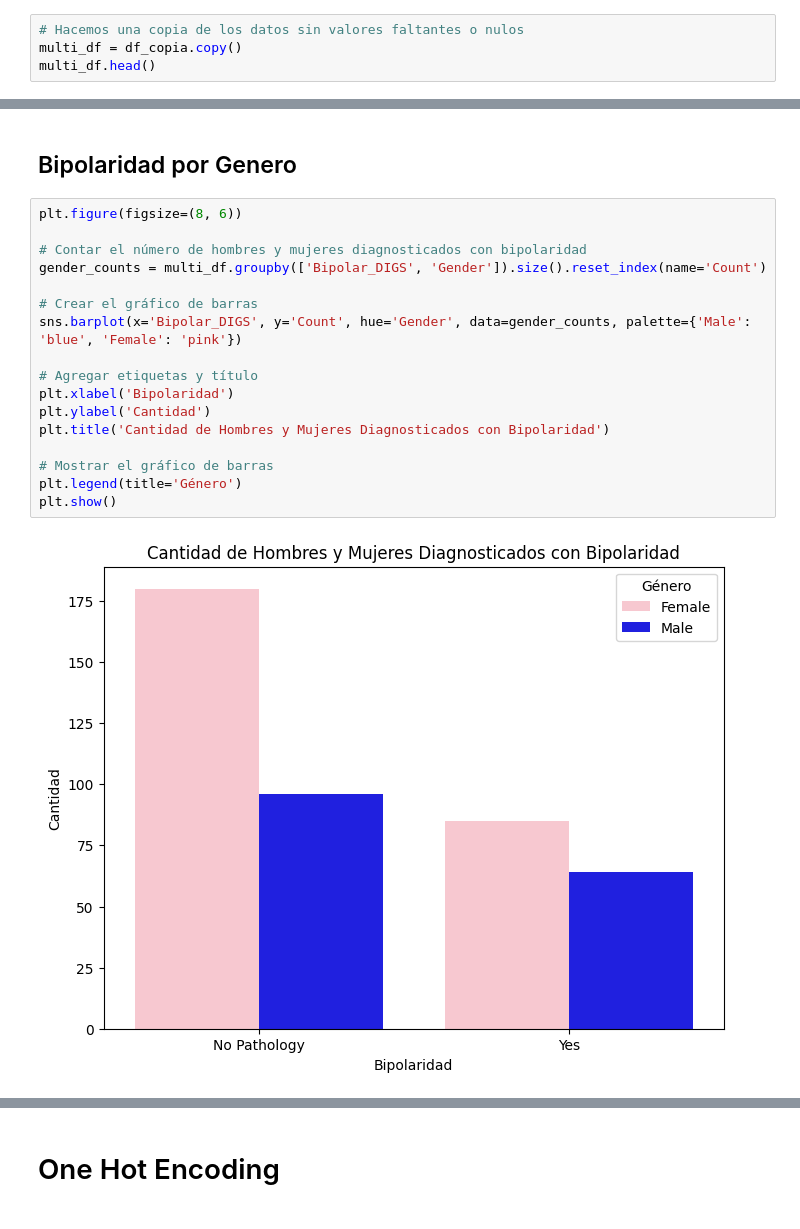
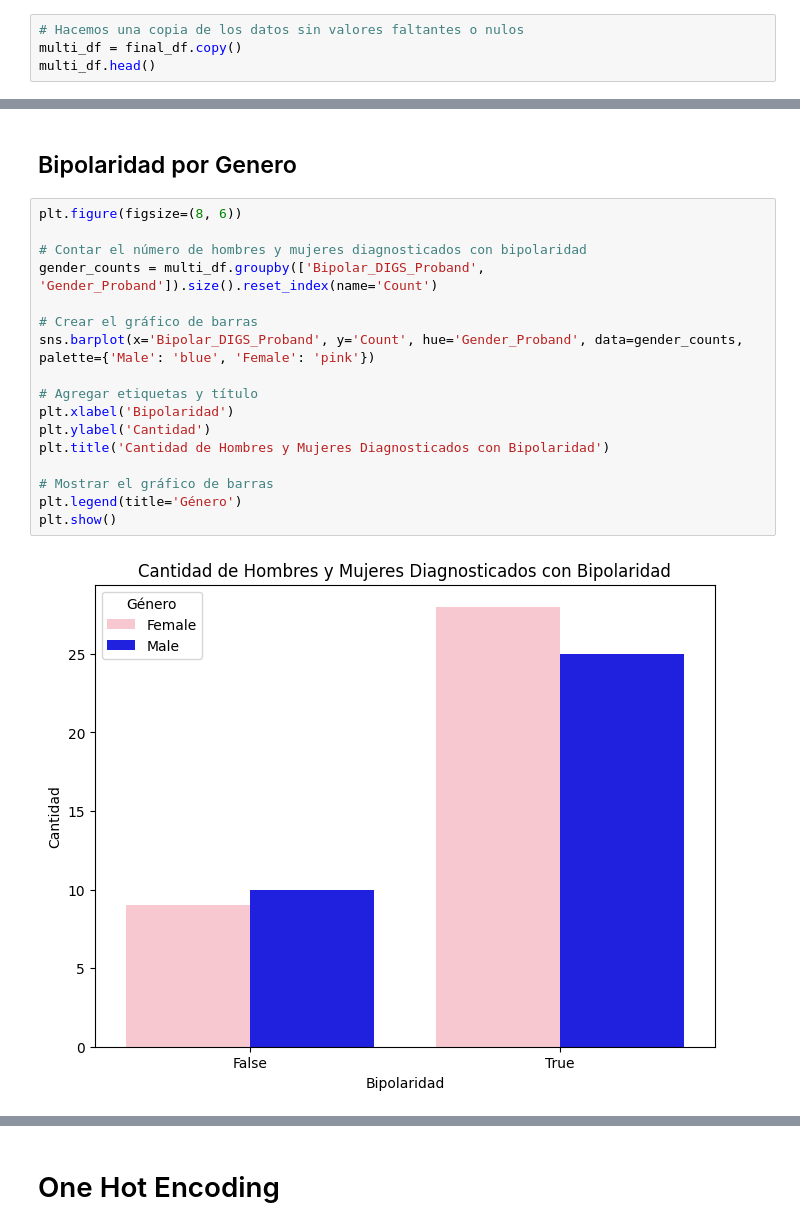
Before and after one commit to A01793101-GMuniz/ProyectoIntegrador, a Jupyter notebook: Avance4_5.ipynb, the cells around one changed output, grey strips where cells are left out. Cells and saved outputs as stored; diff of their text form.

```diff
--- a/Avance4_5.ipynb
+++ b/Avance4_5.ipynb
@@ -1125,6 +1105,6 @@ Tales como el coeficiente de correlación de Spearman y Kendall
 Así mismo podemos reducir la dimensionalidad de nuestras features mediante el uso de técnicas como el Análisis de Componentes Principales (PCA) para obtener las combinaciones lineales que capturen la mayor parte de la variabilidad de los datos
 # %%
 # Hacemos una copia de los datos sin valores faltantes o nulos
-multi_df = df_copia.copy()
+multi_df = final_df.copy()
 multi_df.head()
 # %% [output]
@@ -1181,22 +1157,22 @@ El promedio de los pacientes diagnosticados se encuentra en edades que van desde
 # %%
 plt.figure(figsize=(8, 6))
 
 # Contar el número de hombres y mujeres diagnosticados con bipolaridad
-gender_counts = multi_df.groupby(['Bipolar_DIGS', 'Gender']).size().reset_index(name='Count')
+gender_counts = multi_df.groupby(['Bipolar_DIGS_Proband', 'Gender_Proband']).size().reset_index(name='Count')
 
 # Crear el gráfico de barras
-sns.barplot(x='Bipolar_DIGS', y='Count', hue='Gender', data=gender_counts, palette={'Male': 'blue', 'Female': 'pink'})
+sns.barplot(x='Bipolar_DIGS_Proband', y='Count', hue='Gender_Proband', data=gender_counts, palette={'Male': 'blue', 'Female': 'pink'})
 
 # Agregar etiquetas y título
 plt.xlabel('Bipolaridad')
 plt.ylabel('Cantidad')
 plt.title('Cantidad de Hombres y Mujeres Diagnosticados con Bipolaridad')
 
 # Mostrar el gráfico de barras
 plt.legend(title='Género')
 plt.show()
 # %% [output]
-[figure, old version]
+[figure, new version]
 # %%
 gender_counts
 # %% [output]
```
Also changed, not shown: parts of 25 cells of this notebook.
